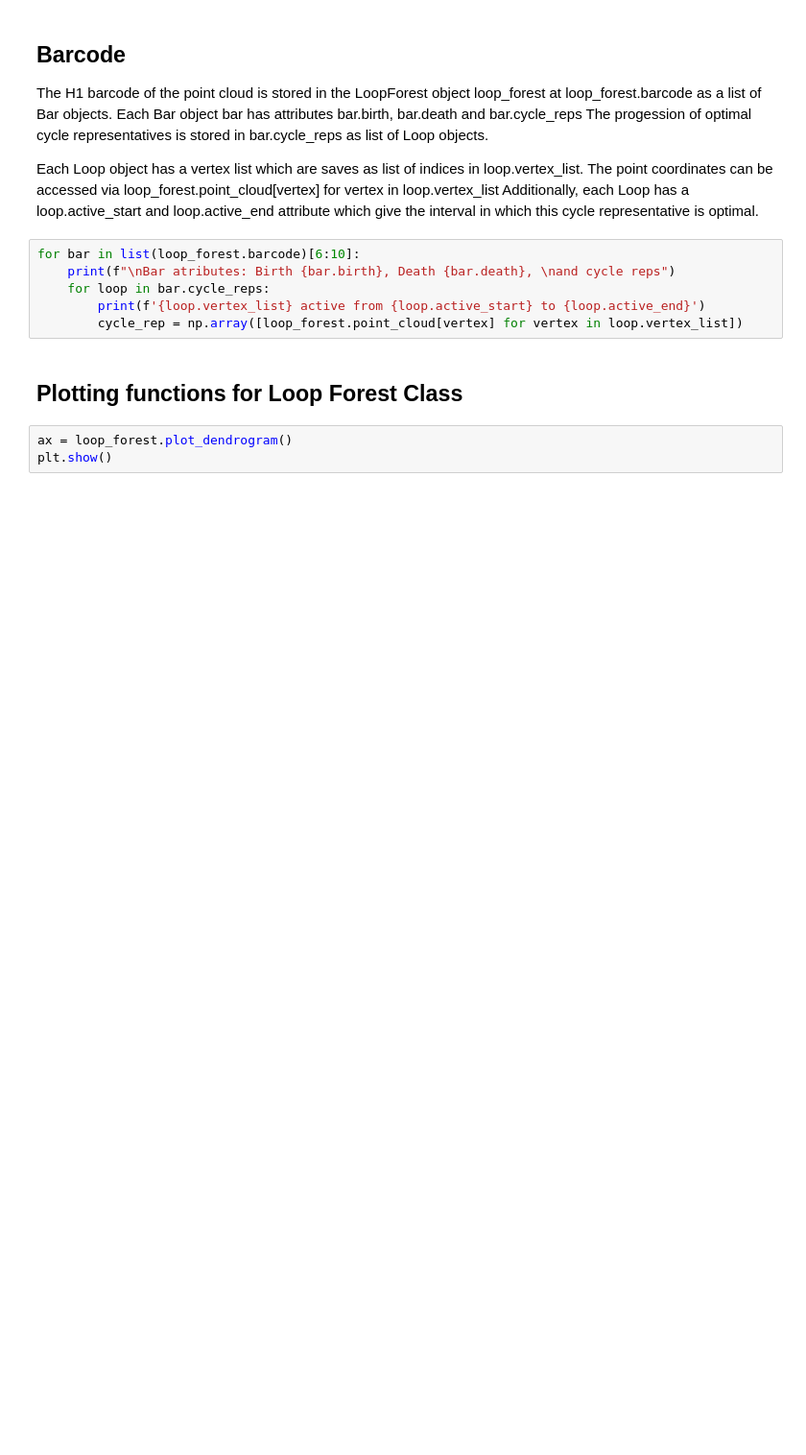
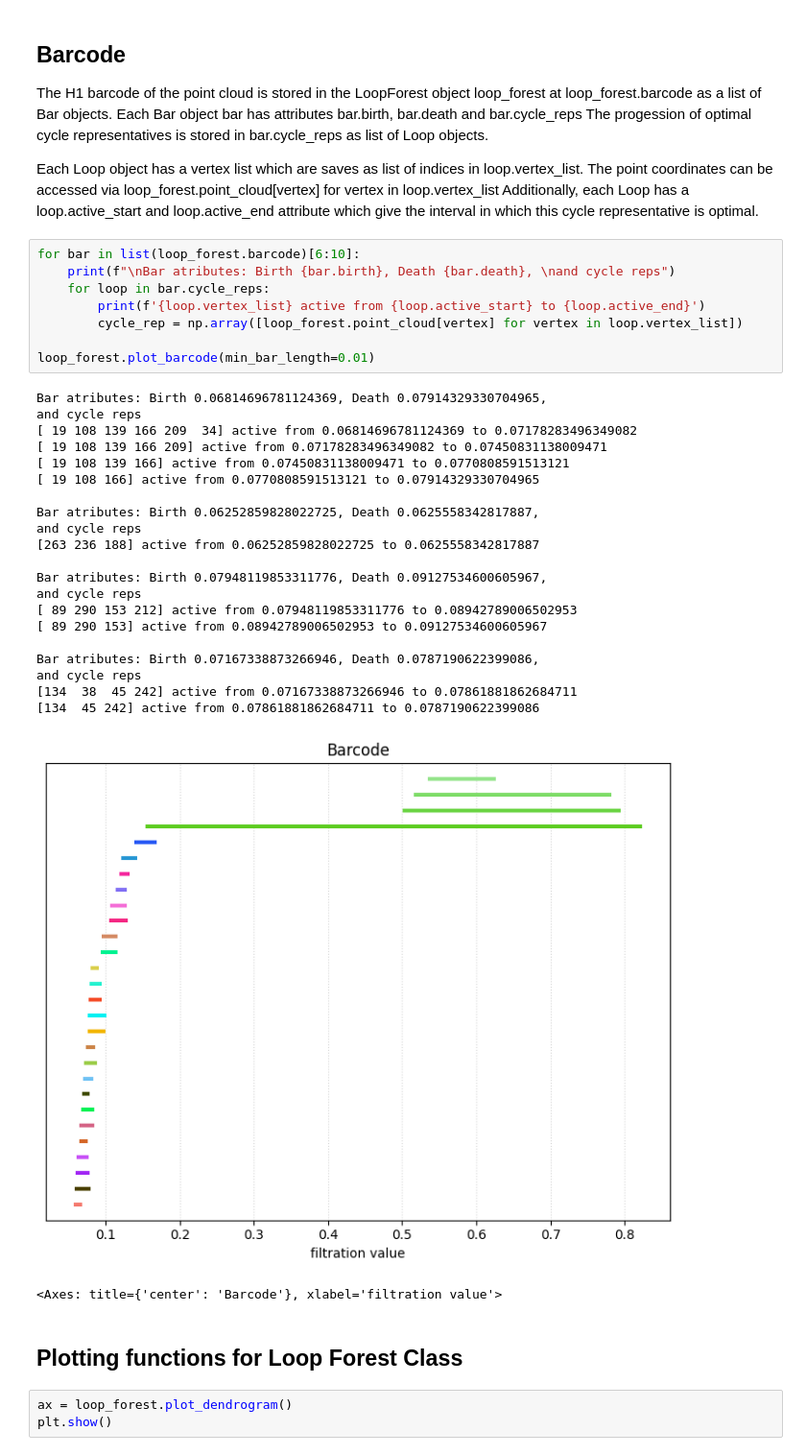
Before and after one commit to leonrenkin/LoopForest, a Jupyter notebook: CycleRepForest.ipynb, the cells around one changed output. Shown at 96% size. Cells and saved outputs as stored; diff of their text form; blank space fills up the shorter version.

```diff
--- a/CycleRepForest.ipynb
+++ b/CycleRepForest.ipynb
@@ -37,9 +74,34 @@ Additionally, each Loop has a loop.active_start and loop.active_end attribute wh
 # %%
 for bar in list(loop_forest.barcode)[6:10]:
     print(f"\nBar atributes: Birth {bar.birth}, Death {bar.death}, \nand cycle reps")
     for loop in bar.cycle_reps:
         print(f'{loop.vertex_list} active from {loop.active_start} to {loop.active_end}')
         cycle_rep = np.array([loop_forest.point_cloud[vertex] for vertex in loop.vertex_list])
+
+loop_forest.plot_barcode(min_bar_length=0.01)
+# %% [output]
+Bar atributes: Birth 0.06814696781124369, Death 0.07914329330704965,
+and cycle reps
+[ 19 108 139 166 209  34] active from 0.06814696781124369 to 0.07178283496349082
+[ 19 108 139 166 209] active from 0.07178283496349082 to 0.07450831138009471
+[ 19 108 139 166] active from 0.07450831138009471 to 0.0770808591513121
+[ 19 108 166] active from 0.0770808591513121 to 0.07914329330704965
+
+Bar atributes: Birth 0.06252859828022725, Death 0.0625558342817887,
+and cycle reps
+[263 236 188] active from 0.06252859828022725 to 0.0625558342817887
+
+Bar atributes: Birth 0.07948119853311776, Death 0.09127534600605967,
+and cycle reps
+[ 89 290 153 212] active from 0.07948119853311776 to 0.08942789006502953
+[ 89 290 153] active from 0.08942789006502953 to 0.09127534600605967
+
+Bar atributes: Birth 0.07167338873266946, Death 0.0787190622399086,
+and cycle reps
+[134  38  45 242] active from 0.07167338873266946 to 0.07861881862684711
+[134  45 242] active from 0.07861881862684711 to 0.0787190622399086
+[figure, added]
+<Axes: title={'center': 'Barcode'}, xlabel='filtration value'>
 # %% [markdown]
 ## Plotting functions for Loop Forest Class
 # %%
```
Also changed, not shown: parts of 18 cells of this notebook, 6 other files.
